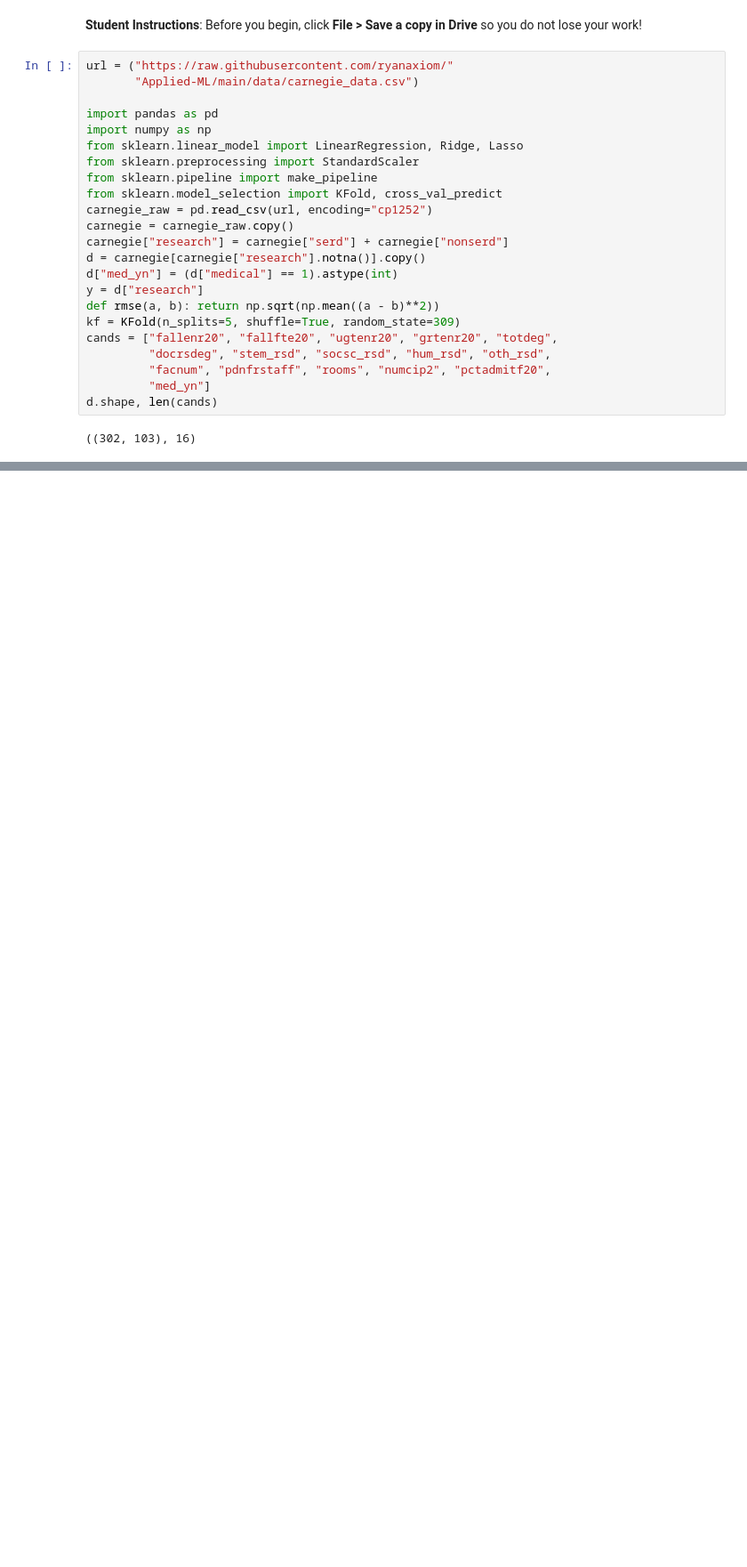
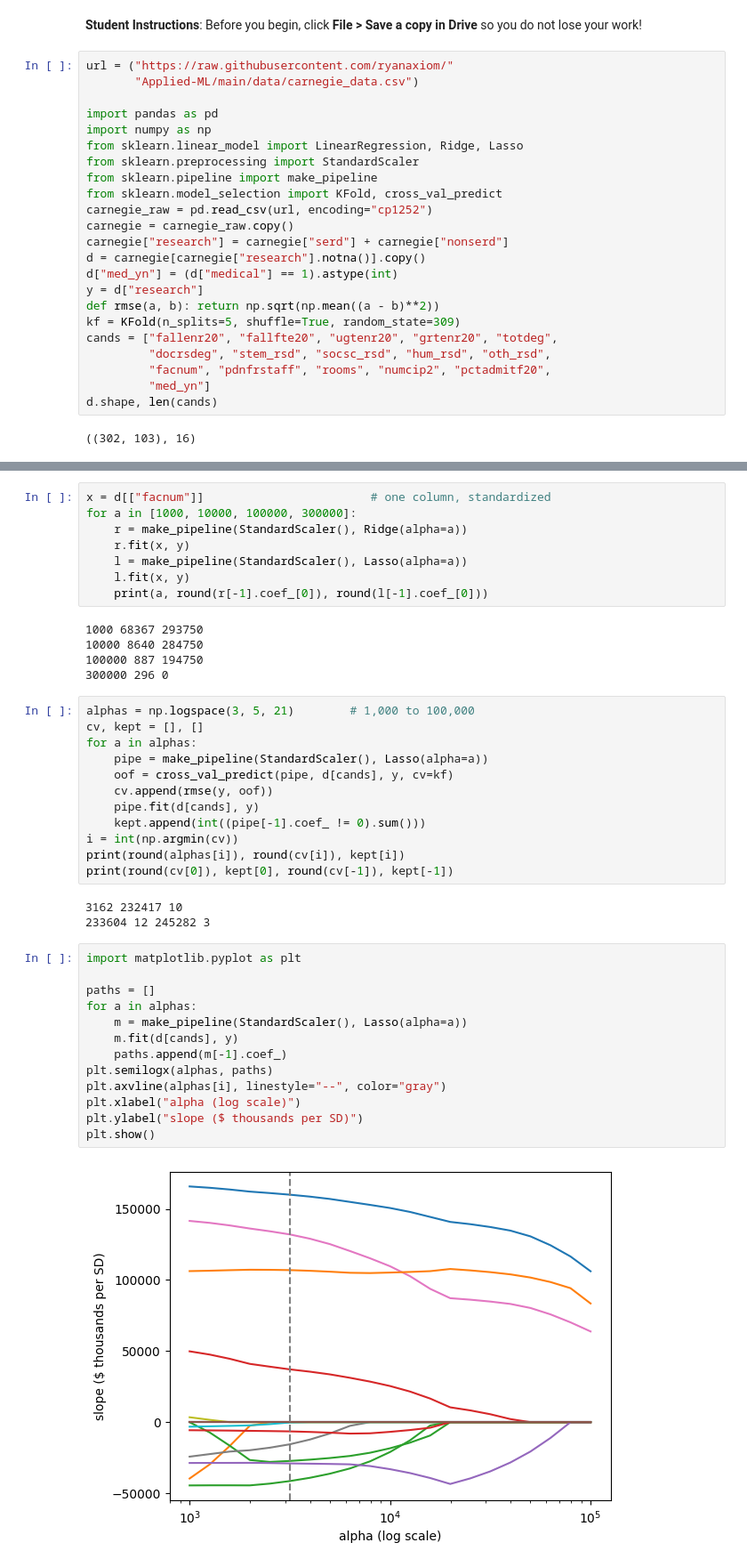
Before and after one commit to ryanaxiom/Applied-ML, a Jupyter notebook: code/Day16_Carnegie.ipynb, the cells around one changed output, grey strips where cells are left out. Shown at 89% size. Saved outputs shown, nothing was run; the diff lists cells and outputs as text; blank space fills up the shorter version.

```diff
--- a/code/Day16_Carnegie.ipynb
+++ b/code/Day16_Carnegie.ipynb
@@ -29,0 +47,43 @@ d.shape, len(cands)
+# %%
+x = d[["facnum"]]                        # one column, standardized
+for a in [1000, 10000, 100000, 300000]:
+    r = make_pipeline(StandardScaler(), Ridge(alpha=a))
+    r.fit(x, y)
+    l = make_pipeline(StandardScaler(), Lasso(alpha=a))
+    l.fit(x, y)
+    print(a, round(r[-1].coef_[0]), round(l[-1].coef_[0]))
+# %% [output]
+1000 68367 293750
+10000 8640 284750
+100000 887 194750
+300000 296 0
+# %%
+alphas = np.logspace(3, 5, 21)        # 1,000 to 100,000
+cv, kept = [], []
+for a in alphas:
+    pipe = make_pipeline(StandardScaler(), Lasso(alpha=a))
+    oof = cross_val_predict(pipe, d[cands], y, cv=kf)
+    cv.append(rmse(y, oof))
+    pipe.fit(d[cands], y)
+    kept.append(int((pipe[-1].coef_ != 0).sum()))
+i = int(np.argmin(cv))
+print(round(alphas[i]), round(cv[i]), kept[i])
+print(round(cv[0]), kept[0], round(cv[-1]), kept[-1])
+# %% [output]
+3162 232417 10
+233604 12 245282 3
+# %%
+import matplotlib.pyplot as plt
+
+paths = []
+for a in alphas:
+    m = make_pipeline(StandardScaler(), Lasso(alpha=a))
+    m.fit(d[cands], y)
+    paths.append(m[-1].coef_)
+plt.semilogx(alphas, paths)
+plt.axvline(alphas[i], linestyle="--", color="gray")
+plt.xlabel("alpha (log scale)")
+plt.ylabel("slope ($ thousands per SD)")
+plt.show()
+# %% [output]
+[figure, added]
```
Also changed, not shown: parts of 6 cells of this notebook.
